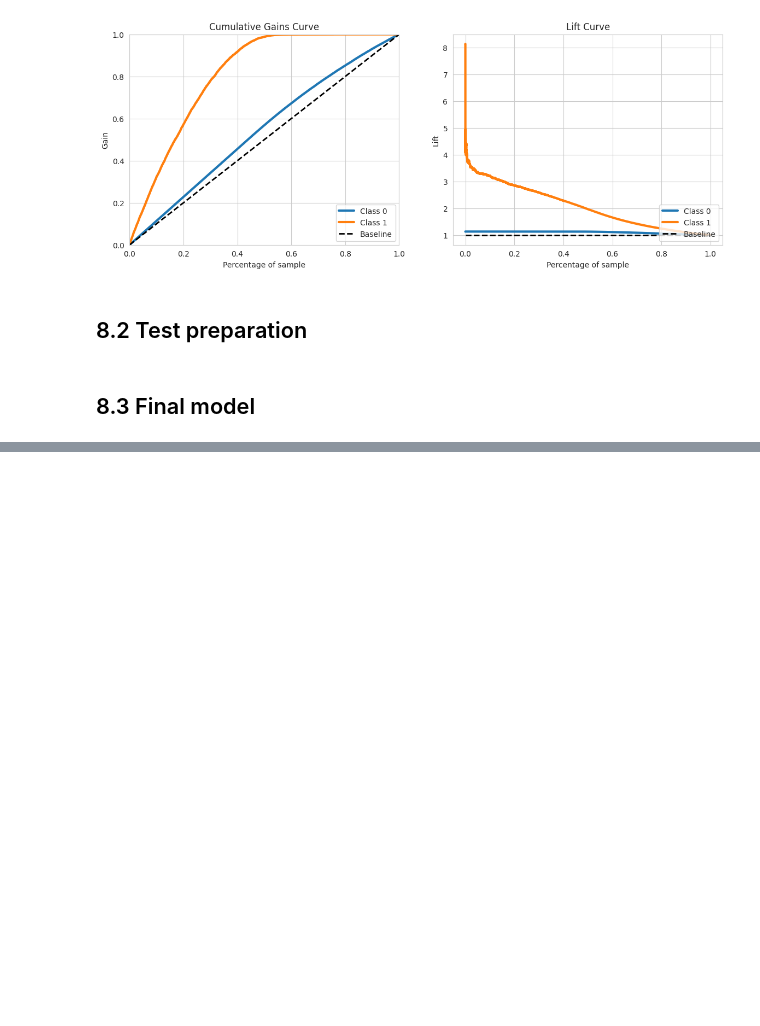
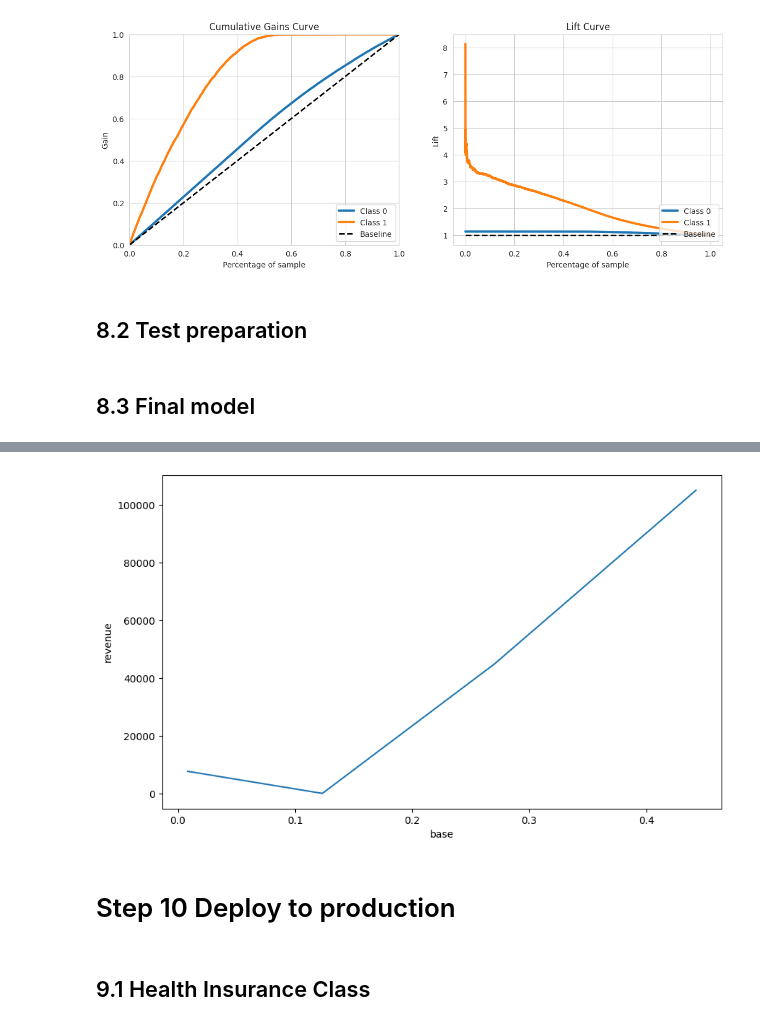
Before and after one commit to Eduardo-95-DS/Car-Insurance-Interest, a Jupyter notebook: notebooks/look_1.0-ear-health-insurance-cross-sell.ipynb, the cells around one changed output, grey strips where cells are left out. Cells and saved outputs as stored; diff of their text form; code cells hidden in the pictures; blank space fills up the shorter version.

```diff
--- a/notebooks/look_1.0-ear-health-insurance-cross-sell.ipynb
+++ b/notebooks/look_1.0-ear-health-insurance-cross-sell.ipynb
@@ -2336,0 +2387,10 @@ Recall at 50% 0.9877139556862333
+# %%
+plt.figure( figsize=(10,6))
+aux = df[df['propensity_score'] >= 0.1]
+sns.lineplot( x='base', y='revenue', data=aux );
+# %% [output]
+[figure, added]
+# %% [markdown]
+# Step 10 Deploy to production
+# %% [markdown]
+## 9.1 Health Insurance Class
```
Also changed, not shown: parts of 14 cells of this notebook, 1 other file.
